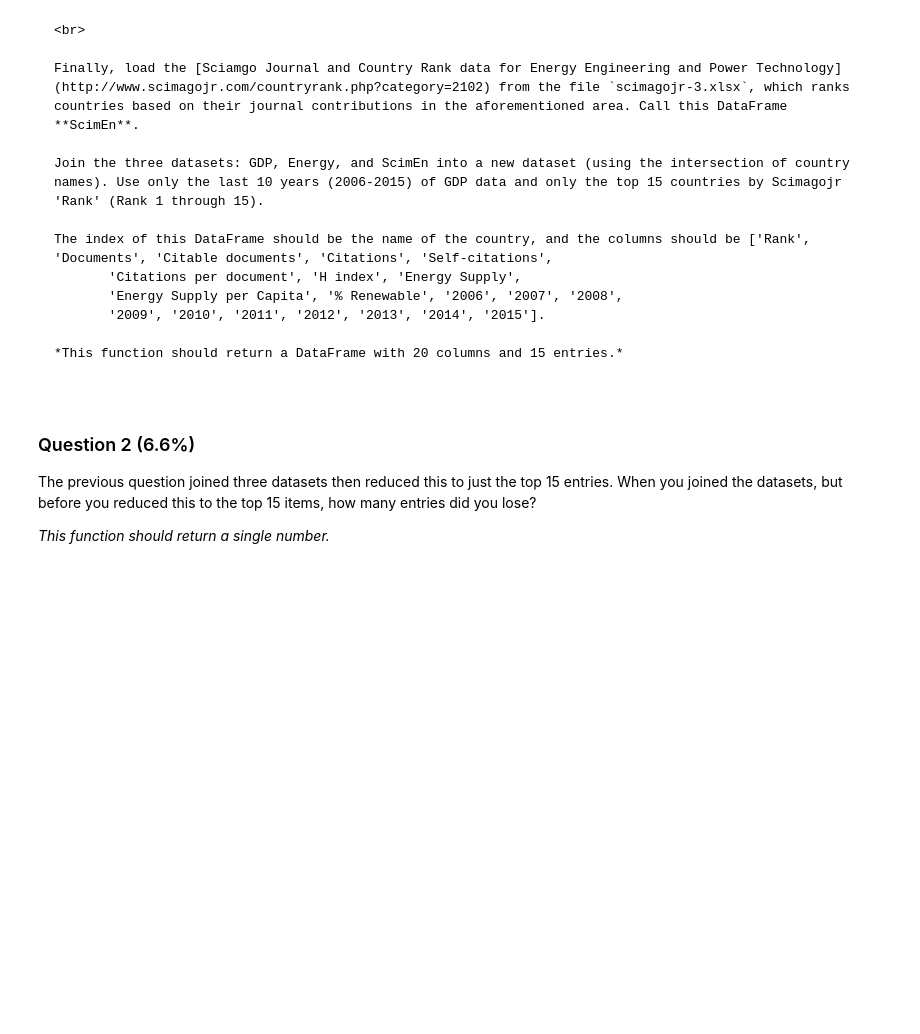
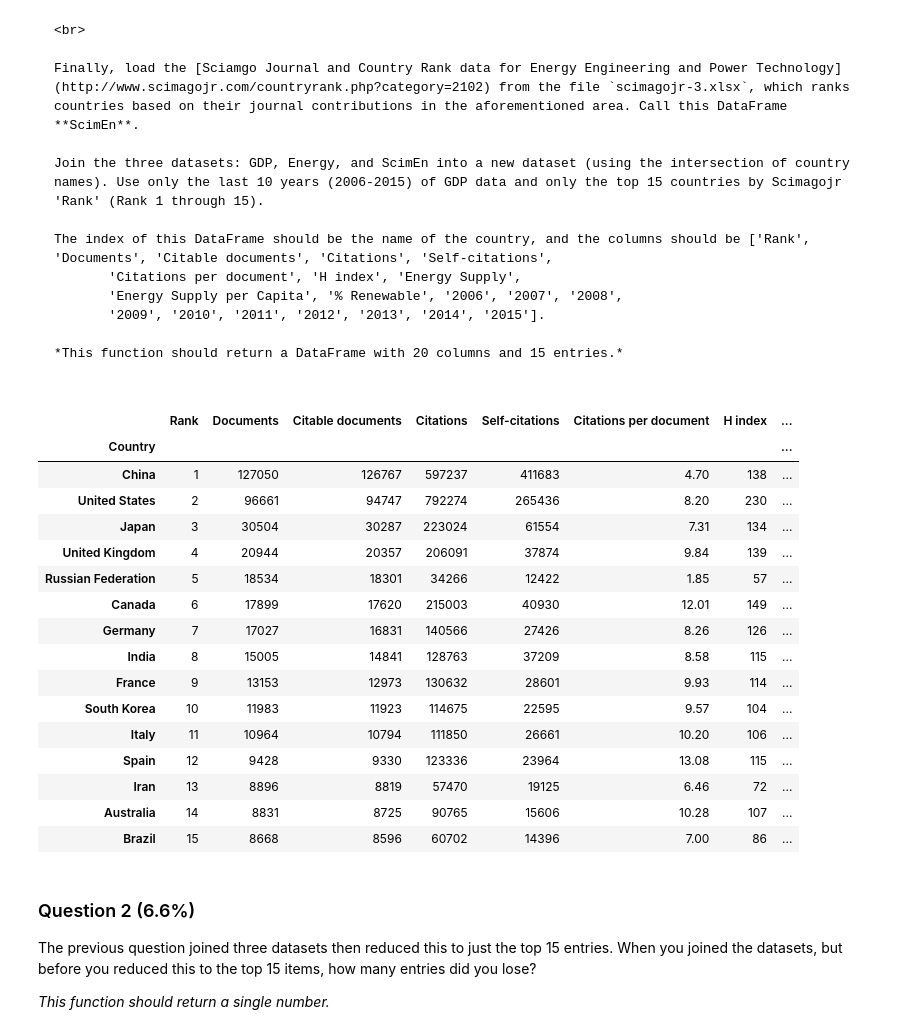
Before and after one commit to abhatkar1/Data-Analysis-Project-Using-Python, a Jupyter notebook: Assignment3 by Zhulin Fan/Assignment2.ipynb, the cells around one changed output. Saved outputs shown, nothing was run; the diff lists cells and outputs as text; code cells hidden in the pictures; blank space fills up the shorter version.

```diff
--- a/Assignment3 by Zhulin Fan/Assignment2.ipynb
+++ b/Assignment3 by Zhulin Fan/Assignment2.ipynb
@@ -54,9 +54,71 @@ The index of this DataFrame should be the name of the country, and the columns s
        '2009', '2010', '2011', '2012', '2013', '2014', '2015'].
 
 *This function should return a DataFrame with 20 columns and 15 entries.*
-# %%
-def answer_one():
-    return "ANSWER"
+# %%
+import pandas as pd
+import numpy as np
+energy = pd.read_excel('Energy Indicators.xls')
+energy = energy[16:243]
+energy = energy.drop(energy.columns[[0, 1]], axis=1)
+energy.rename(columns={'Environmental Indicators: Energy': 'Country','Unnamed: 3':'Energy Supply','Unnamed: 4':'Energy Supply per Capita','Unnamed: 5':'% Renewable'}, inplace=True)
+energy.replace('...', np.nan,inplace = True)
+energy['Energy Supply'] *= 1000000
+def remove_digit(data):
+    newData = ''.join([i for i in data if not i.isdigit()])
+ #   i = newData.find('(')
+ #   if i>-1: newData = newData[:i]
+    return newData.strip()
+energy['Country'] = energy['Country'].apply(remove_digit)
+energy['Country'] = energy['Country'].str.replace(r" \(.*\)","")
+
+di = {"Republic of Korea": "South Korea",
+"United States of America": "United States",
+"United Kingdom of Great Britain and Northern Ireland": "United Kingdom",
+"China, Hong Kong Special Administrative Region": "Hong Kong"}
+energy.replace({"Country": di},inplace = True)
+#print (energy)
+#energy
+
+GDP = pd.read_csv('world_bank.csv', skiprows=4)
+GDP.rename(columns={'Country Name': 'Country'}, inplace=True)
+di = {"Korea, Rep.": "South Korea",
+"Iran, Islamic Rep.": "Iran",
+"Hong Kong SAR, China": "Hong Kong"}
+GDP.replace({"Country": di},inplace = True)
+#print (GDP)
+#GDP
+
+ScimEn = pd.read_excel('scimagojr-3.xlsx')
+df = pd.merge(pd.merge(energy, GDP, on='Country'), ScimEn, on='Country')
+
+# We only need 2006-2015 data
+df.set_index('Country',inplace=True)
+df = df[['Rank', 'Documents', 'Citable documents', 'Citations', 'Self-citations', 'Citations per document', 'H index', 'Energy Supply', 'Energy Supply per Capita', '% Renewable', '2006', '2007', '2008', '2009', '2010', '2011', '2012', '2013', '2014', '2015']]
+df = (df.loc[df['Rank'].isin([1,2,3,4,5,6,7,8,9,10,11,12,13,14,15])])
+df = df.sort_values(by='Rank')
+#df.sort_index('Rank',inplace=True)
+
+def answer_one():
+    return df
+answer_one()
+# %% [output]
+|  | Rank | Documents | Citable documents | Citations | Self-citations | Citations per document | H index | ... |
+| Country |  |  |  |  |  |  |  | ... |
+| China | 1 | 127050 | 126767 | 597237 | 411683 | 4.70 | 138 | ... |
+| United States | 2 | 96661 | 94747 | 792274 | 265436 | 8.20 | 230 | ... |
+| Japan | 3 | 30504 | 30287 | 223024 | 61554 | 7.31 | 134 | ... |
+| United Kingdom | 4 | 20944 | 20357 | 206091 | 37874 | 9.84 | 139 | ... |
+| Russian Federation | 5 | 18534 | 18301 | 34266 | 12422 | 1.85 | 57 | ... |
+| Canada | 6 | 17899 | 17620 | 215003 | 40930 | 12.01 | 149 | ... |
+| Germany | 7 | 17027 | 16831 | 140566 | 27426 | 8.26 | 126 | ... |
+| India | 8 | 15005 | 14841 | 128763 | 37209 | 8.58 | 115 | ... |
+| France | 9 | 13153 | 12973 | 130632 | 28601 | 9.93 | 114 | ... |
+| South Korea | 10 | 11983 | 11923 | 114675 | 22595 | 9.57 | 104 | ... |
+| Italy | 11 | 10964 | 10794 | 111850 | 26661 | 10.20 | 106 | ... |
+| Spain | 12 | 9428 | 9330 | 123336 | 23964 | 13.08 | 115 | ... |
+| Iran | 13 | 8896 | 8819 | 57470 | 19125 | 6.46 | 72 | ... |
+| Australia | 14 | 8831 | 8725 | 90765 | 15606 | 10.28 | 107 | ... |
+| Brazil | 15 | 8668 | 8596 | 60702 | 14396 | 7.00 | 86 | ... |
 # %% [markdown]
 ### Question 2 (6.6%)
 The previous question joined three datasets then reduced this to just the top 15 entries. When you joined the datasets, but before you reduced this to the top 15 items, how many entries did you lose?
```
Also changed, not shown: parts of 25 cells of this notebook, 1 other file.
